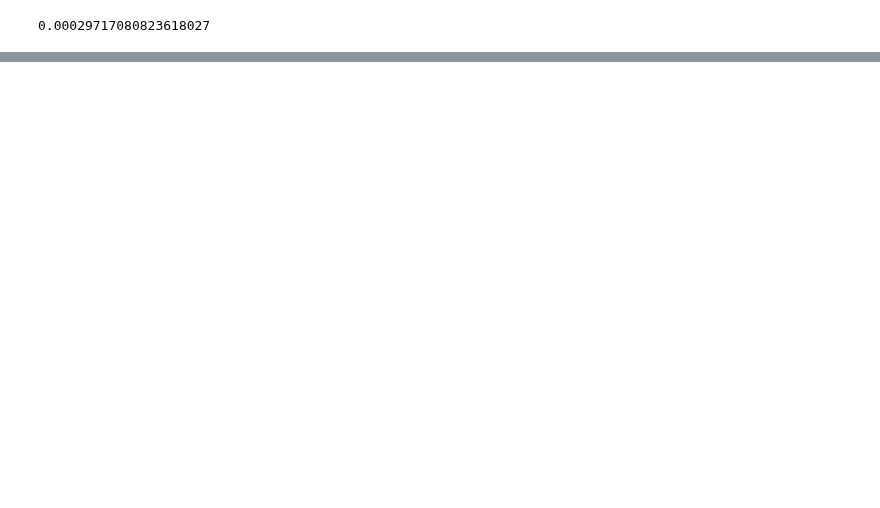
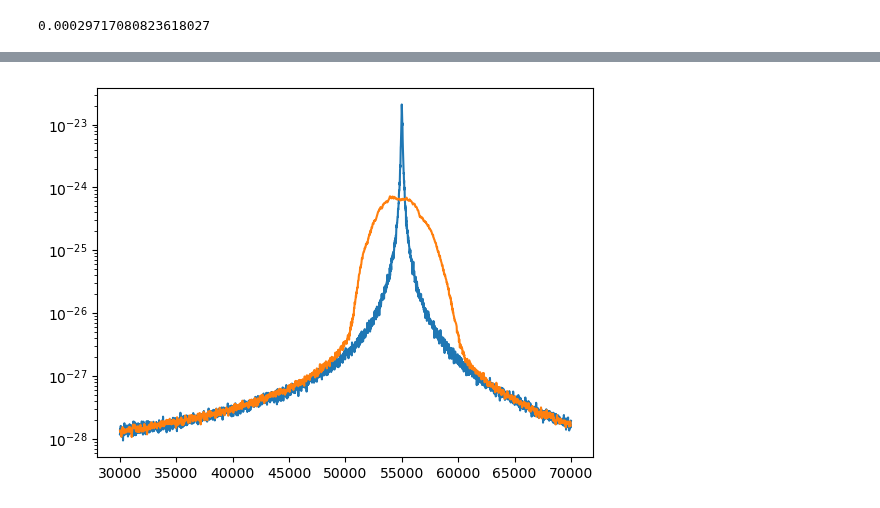
Before and after one commit to tompenny/SIMPLE_impulsesimulations, a Jupyter notebook: Generate data.ipynb, the cells around one changed output, grey strips where cells are left out. Drawn from its saved outputs; the diff is of its cells as text; code cells hidden in the pictures; blank space fills up the shorter version.

```diff
--- a/Generate data.ipynb
+++ b/Generate data.ipynb
@@ -60,7 +64,7 @@ for yfb in yfb_l:
     # Set-up arrays for calculating average response (s in optimal filter/data to fit s to)
     avr_resp = np.zeros(numbins)
 
-    # Now generate 1000 different thermally driven particles and add the impulse response
+    # Now generate num_sims different thermally driven particles and add the impulse response
     for i in range(num_sims):
         randomlist, randomlist2, randomlist3 = su.generate_random_numbers(random_nums[3*i:3*(i+1)], Snn, numbins, maxw)
         x = su.generate_displacement(w, w0, y, yfb, randomlist, randomlist2, randomlist3, ir)
@@ -77,7 +81,7 @@ for yfb in yfb_l:
     mdict = {'x':avr_resp}
     sio.savemat(filename+'/Kicks/avr_resp.mat', mdict)
 
-    # Generate 1000 new thermally driven particles with no impulse response to create noise template and to run optimal filter on for comparison
+    # Generate nums_sims new thermally driven particles with no impulse response to create noise template and to run optimal filter on for comparison
 
     # Set-up array for noise template (J in optimal filter)
     PSD_noise = np.zeros(int(numbins/2)+1)
@@ -86,7 +90,7 @@ for yfb in yfb_l:
     ir = np.zeros(numbins)
 
     for i in range(num_sims, 2*num_sims):
-        n = i-1000
+        n = i-num_sims
         randomlist, randomlist2, randomlist3 = su.generate_random_numbers(random_nums[3*i:3*(i+1)], Snn, numbins, maxw)
         x = su.generate_displacement(w, w0, y, yfb, randomlist, randomlist2, randomlist3, ir)
 
@@ -105,0 +215,10 @@ for yfb in yfb_l:
+# %%
+lb = int(30000/10)
+ub = int(70000/10)
+lb2 = int(30000/20)
+ub2 = int(70000/20)
+plt.plot(PSD_freq[lb:ub], PSD_noise[lb:ub])
+plt.plot(PSD_freq2[lb2:ub2], PSD_noise2[lb2:ub2])
+plt.yscale('log')
+# %% [output]
+[figure, added]
```
Also changed, not shown: parts of 10 cells of this notebook.
